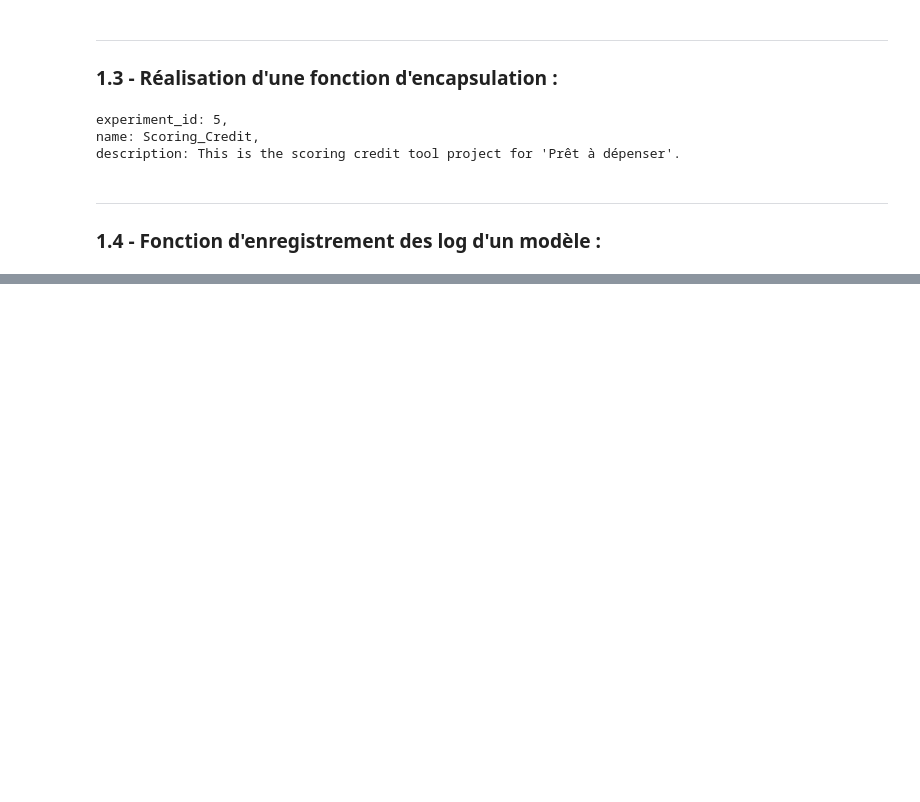
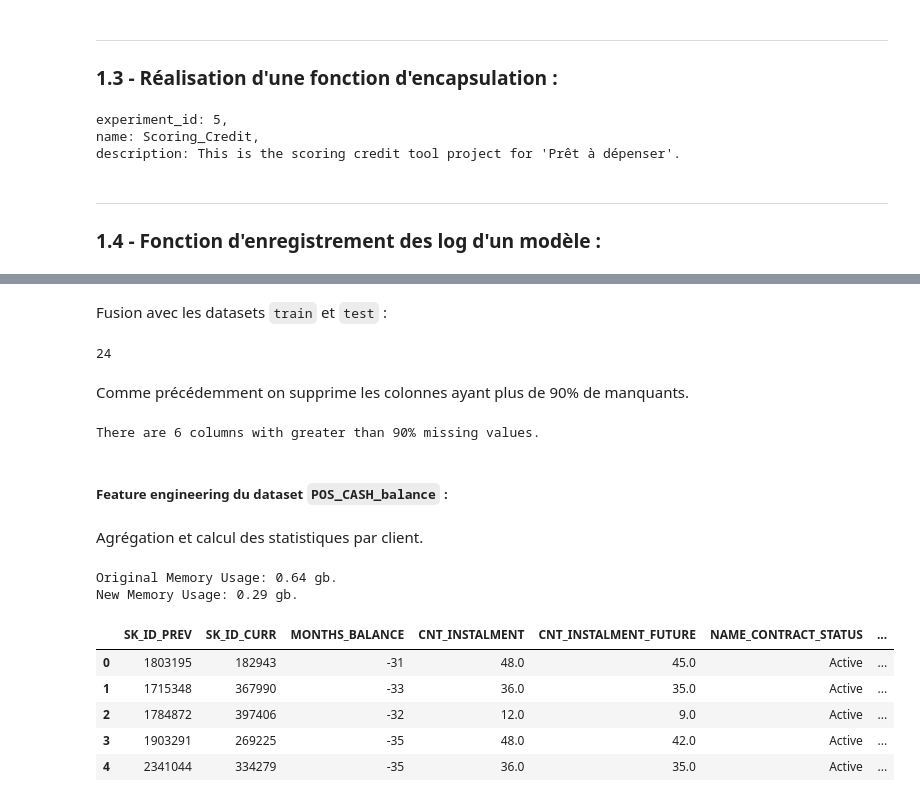
Before and after one commit to jeromelegal/Projet_07_OCR_Data_Scientist, a Jupyter notebook: notebooks/0_MLFlow_environment.ipynb, the cells around one changed output, grey strips where cells are left out. Drawn from its saved outputs; the diff is of its cells as text; code cells hidden in the pictures; blank space fills up the shorter version.

```diff
--- a/notebooks/0_MLFlow_environment.ipynb
+++ b/notebooks/0_MLFlow_environment.ipynb
@@ -115,0 +900,44 @@ def log_model_with_mlflow(model, model_name, params, metrics, id_experiment):
+# %% [markdown]
+Fusion avec les datasets `train` et `test` :
+# %%
+train = pd.read_csv(folder + '/application_train.csv')
+train = convert_types(train)
+test = pd.read_csv(folder + '/application_test.csv')
+test = convert_types(test)
+
+# Merge in the previous information
+train = train.merge(previous_counts, on ='SK_ID_CURR', how = 'left')
+train = train.merge(previous_agg, on = 'SK_ID_CURR', how = 'left')
+
+test = test.merge(previous_counts, on ='SK_ID_CURR', how = 'left')
+test = test.merge(previous_agg, on = 'SK_ID_CURR', how = 'left')
+
+# Remove variables to free memory
+gc.enable()
+del previous, previous_agg, previous_counts
+gc.collect()
+# %% [output]
+24
+# %% [markdown]
+Comme précédemment on supprime les colonnes ayant plus de 90% de manquants.
+# %%
+train, test = remove_missing_columns(train, test)
+# %% [output]
+There are 6 columns with greater than 90% missing values.
+# %% [markdown]
+##### **Feature engineering du dataset `POS_CASH_balance` :**
+# %% [markdown]
+Agrégation et calcul des statistiques par client.
+# %%
+cash = pd.read_csv(folder + '/POS_CASH_balance.csv')
+cash = convert_types(cash, print_info=True)
+cash.head()
+# %% [output]
+Original Memory Usage: 0.64 gb.
+New Memory Usage: 0.29 gb.
+|  | SK_ID_PREV | SK_ID_CURR | MONTHS_BALANCE | CNT_INSTALMENT | CNT_INSTALMENT_FUTURE | NAME_CONTRACT_STATUS | ... |
+| 0 | 1803195 | 182943 | -31 | 48.0 | 45.0 | Active | ... |
+| 1 | 1715348 | 367990 | -33 | 36.0 | 35.0 | Active | ... |
+| 2 | 1784872 | 397406 | -32 | 12.0 | 9.0 | Active | ... |
+| 3 | 1903291 | 269225 | -35 | 48.0 | 42.0 | Active | ... |
+| 4 | 2341044 | 334279 | -35 | 36.0 | 35.0 | Active | ... |
```
Also changed, not shown: parts of 84 cells of this notebook.
